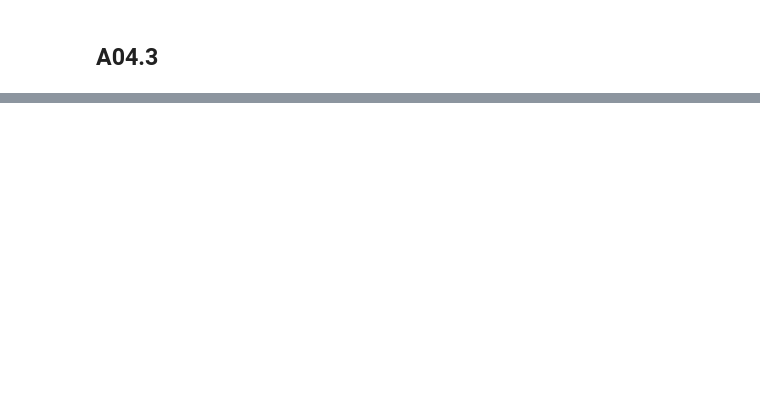
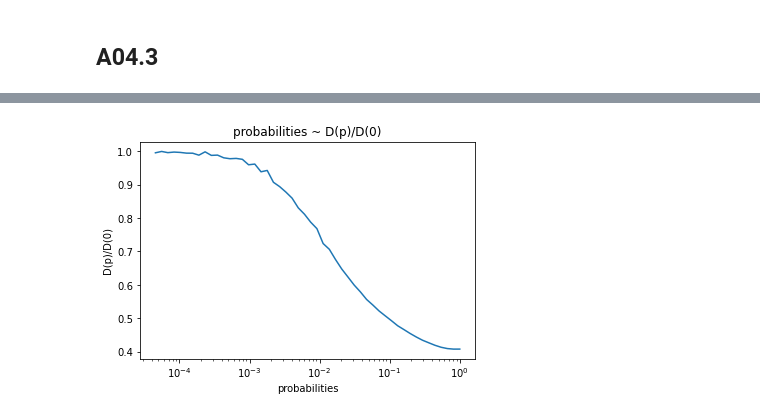
Before and after one commit to moerfii/network_science_uzh, a Jupyter notebook: assignment_4/excercise04.ipynb, the cells around one changed output, grey strips where cells are left out. Cells and saved outputs as stored; diff of their text form; code cells hidden in the pictures; blank space fills up the shorter version.

```diff
--- a/assignment_4/excercise04.ipynb
+++ b/assignment_4/excercise04.ipynb
@@ -250,0 +248,9 @@ Text(0.5, 1.0, 'probabilities ~ D(p)/D(0)')
+# %%
+plt.plot(probabilities, path_length)
+plt.xlabel("probabilities")
+plt.ylabel("D(p)/D(0)")
+plt.title("probabilities ~ D(p)/D(0)")
+plt.xscale("log")
+plt.show()
+# %% [output]
+[figure, added]
```
Also changed, not shown: parts of 15 cells of this notebook.
